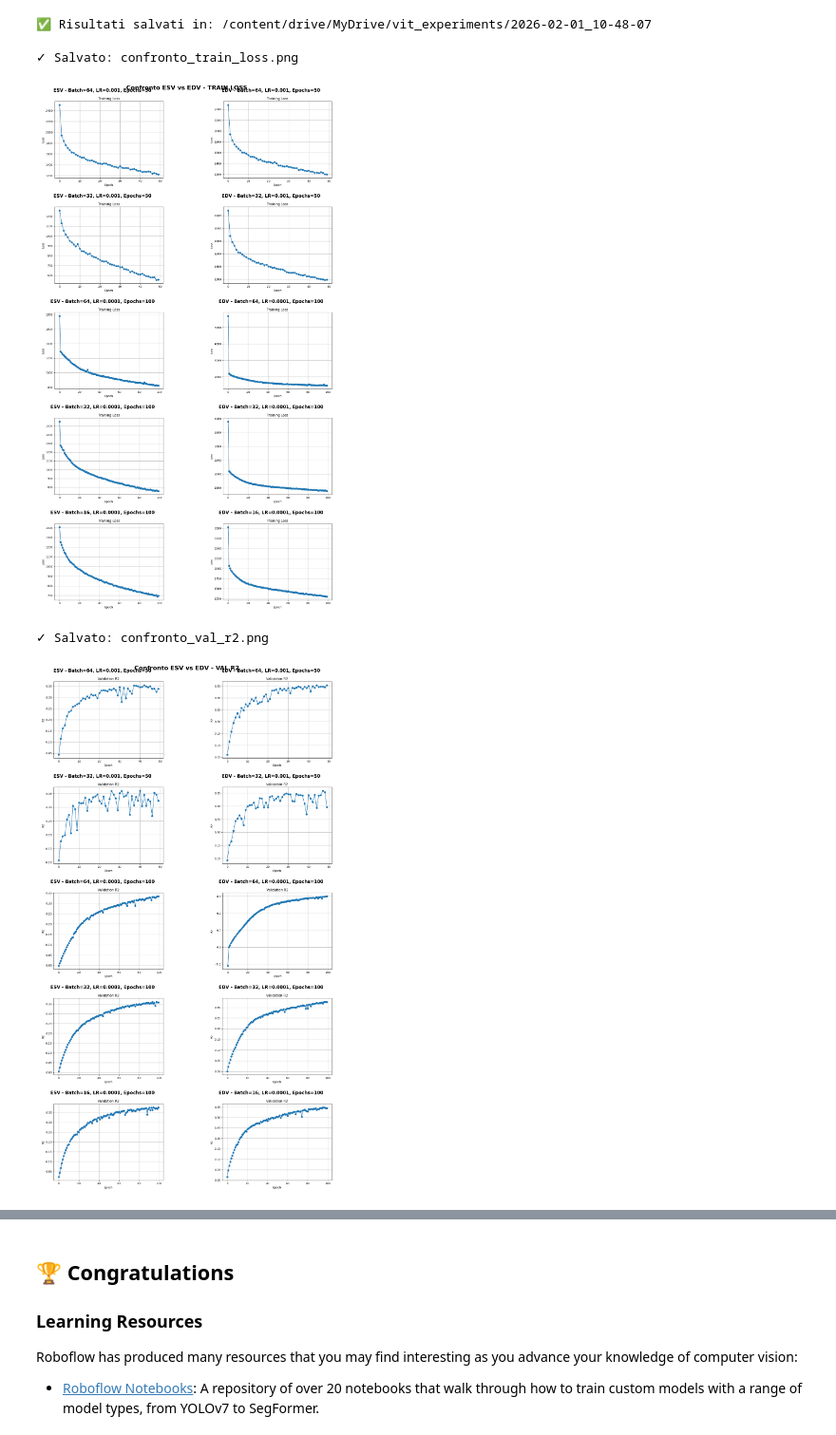
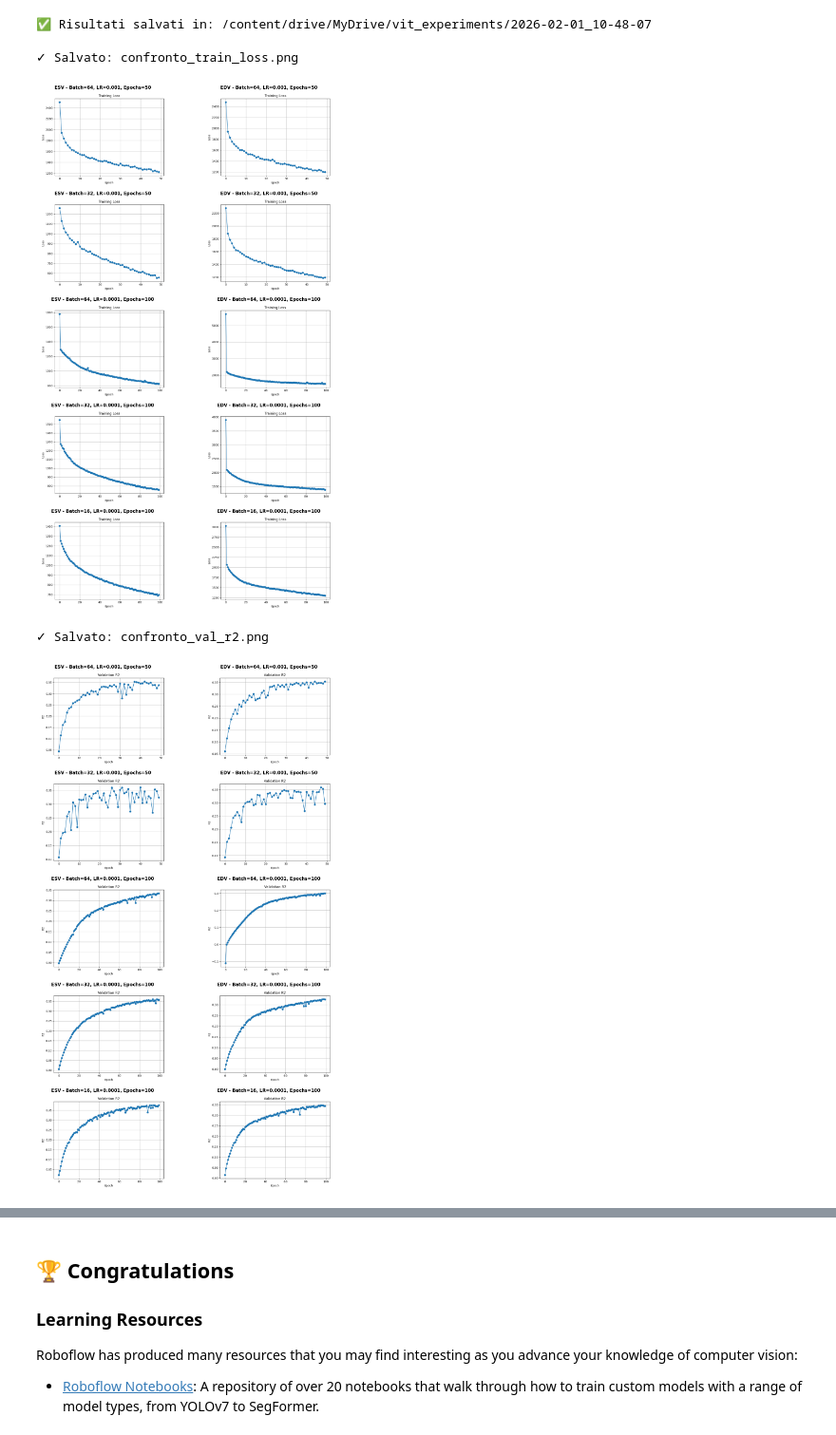
Before and after one commit to Kaonashi8/echonet, a Jupyter notebook: notebooks/train-yolov8-instance-segmentation-on-custom-dataset.ipynb, the cells around one changed output, grey strips where cells are left out. Shown at 95% size. Saved outputs shown, nothing was run; the diff lists cells and outputs as text; code cells hidden in the pictures.

```diff
--- a/notebooks/train-yolov8-instance-segmentation-on-custom-dataset.ipynb
+++ b/notebooks/train-yolov8-instance-segmentation-on-custom-dataset.ipynb
@@ -868,9 +868,6 @@ for plot_name in PLOT_TYPES:
     n_comparisons = len(COMPARISONS)
     fig, axes = plt.subplots(n_comparisons, 2, figsize=(14, 4*n_comparisons))
 
-    fig.suptitle(f'Confronto ESV vs EDV - {plot_name.replace(".png", "").replace("_", " ").upper()}',
-                 fontsize=16, fontweight='bold')
-
     for i, comp in enumerate(COMPARISONS):
         # Path alle immagini
         esv_path = os.path.join(BASE_PATH, comp['esv'], 'plots', plot_name)
@@ -878,34 +875,34 @@ for plot_name in PLOT_TYPES:
 
         # Subplot ESV
         ax_esv = axes[i, 0] if n_comparisons > 1 else axes[0]
         if os.path.exists(esv_path):
             img = mpimg.imread(esv_path)
             ax_esv.imshow(img)
             ax_esv.set_title(f'ESV - {comp["name"]}', fontweight='bold')
         else:
             ax_esv.text(0.5, 0.5, 'Immagine non trovata', ha='center', va='center')
         ax_esv.axis('off')
 
         # Subplot EDV
         ax_edv = axes[i, 1] if n_comparisons > 1 else axes[1]
         if os.path.exists(edv_path):
             img = mpimg.imread(edv_path)
             ax_edv.imshow(img)
             ax_edv.set_title(f'EDV - {comp["name"]}', fontweight='bold')
         else:
             ax_edv.text(0.5, 0.5, 'Immagine non trovata', ha='center', va='center')
         ax_edv.axis('off')
 
     plt.tight_layout()
     output_name = f'confronto_{plot_name}'
     plt.savefig(output_name, dpi=300, bbox_inches='tight')
     print(f'✓ Salvato: {output_name}')
     plt.show()
 
 print('\n✅ Fatto! Creati 3 file di confronto.')
 # %% [output]
 ✓ Salvato: confronto_train_loss.png
-[figure, old version]
+[figure, new version]
 ✓ Salvato: confronto_val_r2.png
-[figure, old version]
+[figure, new version]
 ✓ Salvato: confronto_val_mse.png
```
Also changed, not shown: parts of 1 cell of this notebook.
